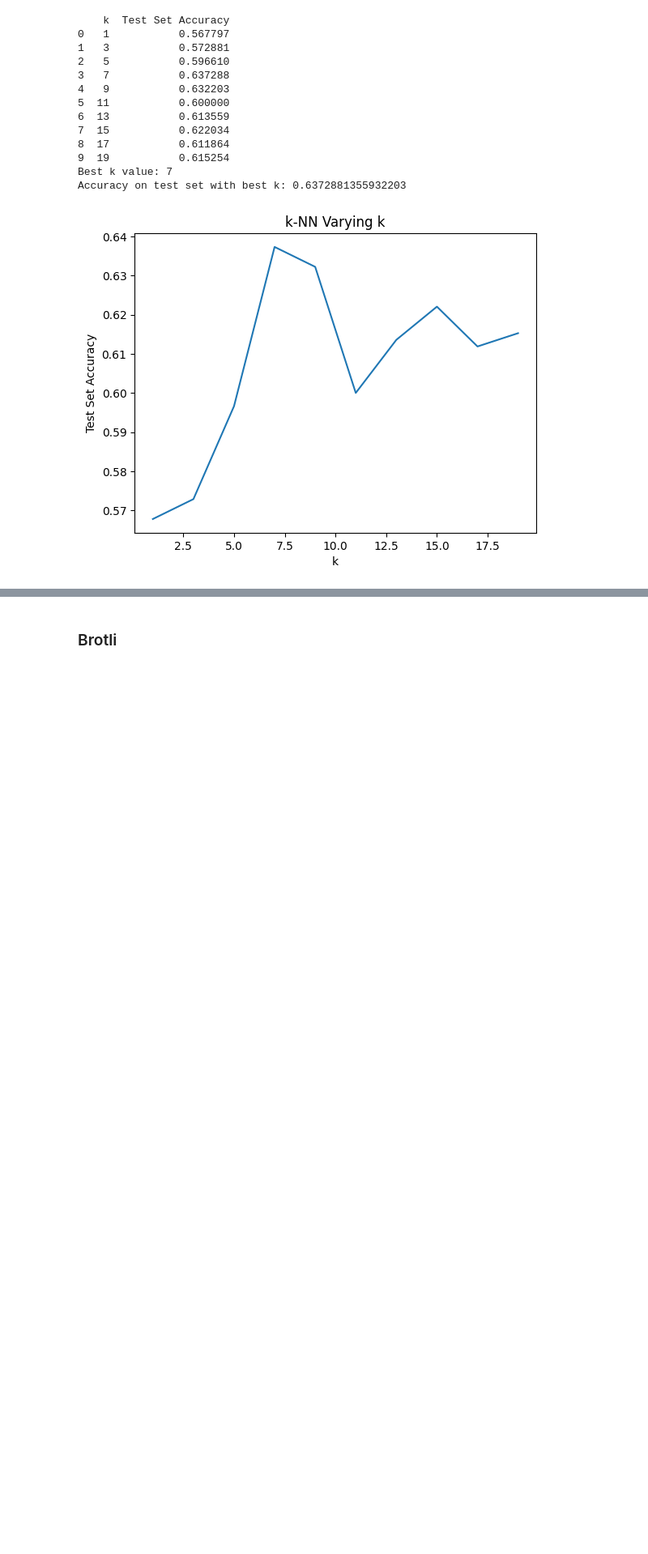
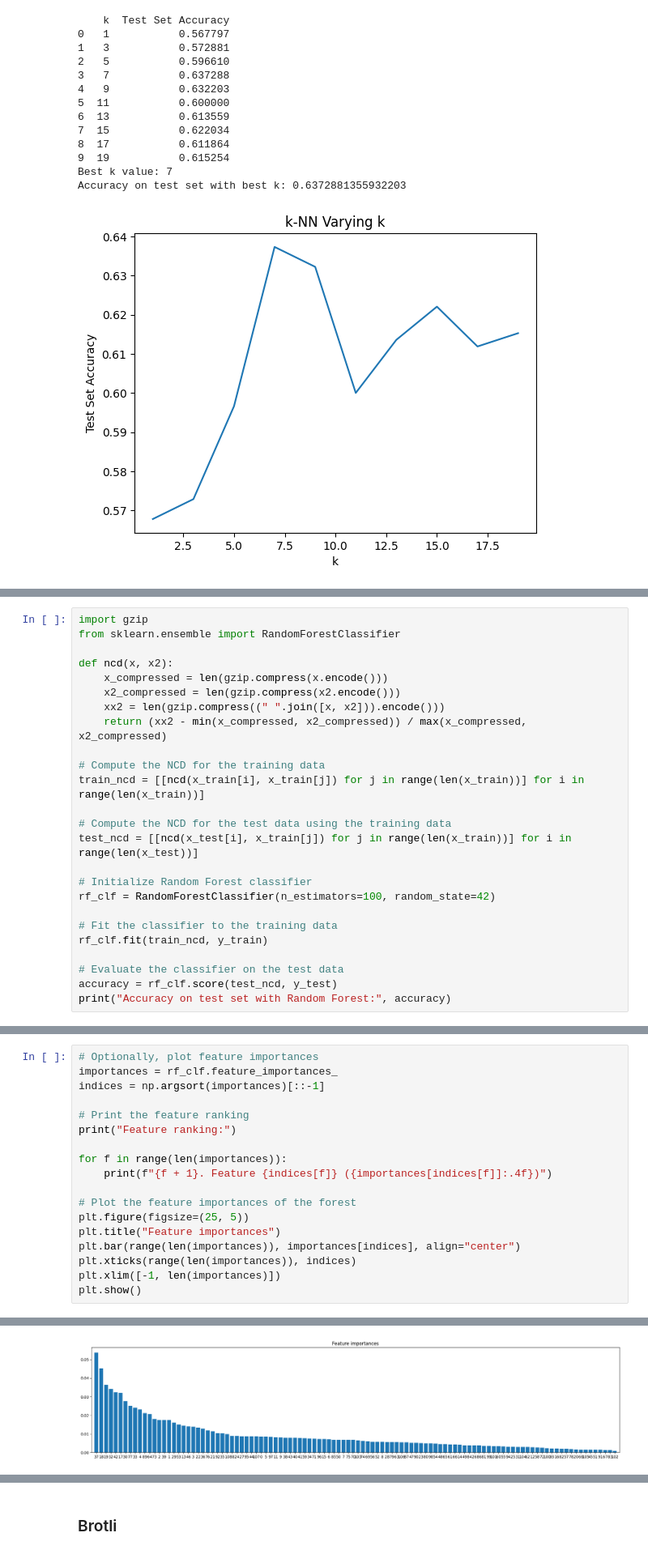
Before and after one commit to WoolierBrooks/AlzheimerDetect-Speech, a Jupyter notebook: scripts/adress_2020/02_1_Text_Classification.ipynb, the cells around one changed output, grey strips where cells are left out. Shown at 81% size. Saved outputs shown, nothing was run; the diff lists cells and outputs as text; blank space fills up the shorter version.

```diff
--- a/scripts/adress_2020/02_1_Text_Classification.ipynb
+++ b/scripts/adress_2020/02_1_Text_Classification.ipynb
@@ -1017,0 +1089,25 @@ Accuracy on test set with best k: 0.6372881355932203
+# %%
+import gzip
+from sklearn.ensemble import RandomForestClassifier
+
+def ncd(x, x2):
+    x_compressed = len(gzip.compress(x.encode()))
+    x2_compressed = len(gzip.compress(x2.encode()))
+    xx2 = len(gzip.compress((" ".join([x, x2])).encode()))
+    return (xx2 - min(x_compressed, x2_compressed)) / max(x_compressed, x2_compressed)
+
+# Compute the NCD for the training data
+train_ncd = [[ncd(x_train[i], x_train[j]) for j in range(len(x_train))] for i in range(len(x_train))]
+
+# Compute the NCD for the test data using the training data
+test_ncd = [[ncd(x_test[i], x_train[j]) for j in range(len(x_train))] for i in range(len(x_test))]
+
+# Initialize Random Forest classifier
+rf_clf = RandomForestClassifier(n_estimators=100, random_state=42)
+
+# Fit the classifier to the training data
+rf_clf.fit(train_ncd, y_train)
+
+# Evaluate the classifier on the test data
+accuracy = rf_clf.score(test_ncd, y_test)
+print("Accuracy on test set with Random Forest:", accuracy)
@@ -1017,0 +1165,19 @@ Accuracy on test set with best k: 0.6372881355932203
+# %%
+# Optionally, plot feature importances
+importances = rf_clf.feature_importances_
+indices = np.argsort(importances)[::-1]
+
+# Print the feature ranking
+print("Feature ranking:")
+
+for f in range(len(importances)):
+    print(f"{f + 1}. Feature {indices[f]} ({importances[indices[f]]:.4f})")
+
+# Plot the feature importances of the forest
+plt.figure(figsize=(25, 5))
+plt.title("Feature importances")
+plt.bar(range(len(importances)), importances[indices], align="center")
+plt.xticks(range(len(importances)), indices)
+plt.xlim([-1, len(importances)])
+plt.show()
+# %% [output]
@@ -1017,0 +1201 @@ Accuracy on test set with best k: 0.6372881355932203
+[figure, added]
```
Also changed, not shown: parts of 37 cells of this notebook, 10 other files.
